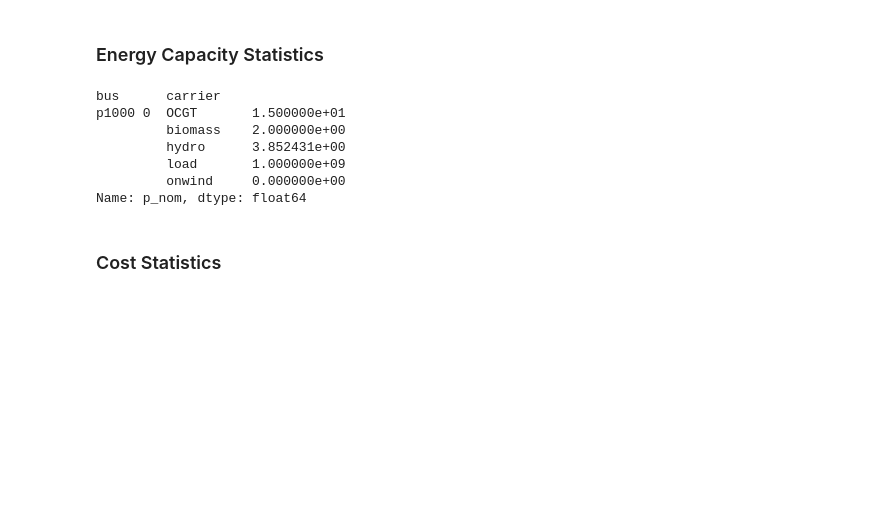
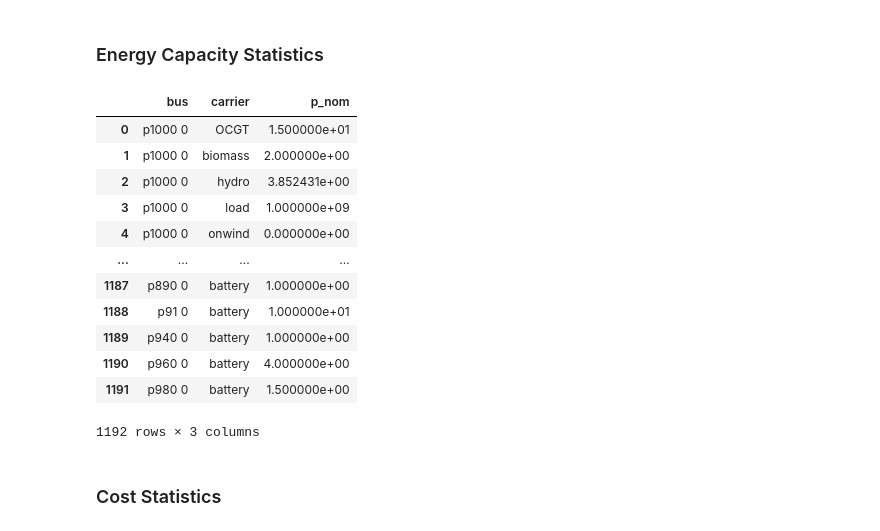
Before and after one commit to af3913/pypsa-usa, a Jupyter notebook: workflow/pypsa-usa_technical_appendix.ipynb, the cells around one changed output. Cells and saved outputs as stored; diff of their text form; code cells hidden in the pictures; blank space fills up the shorter version.

```diff
--- a/workflow/pypsa-usa_technical_appendix.ipynb
+++ b/workflow/pypsa-usa_technical_appendix.ipynb
@@ -451,18 +433,28 @@ Length: 145, dtype: float64
 # %%
 from summary import get_capacity_base
 
 #Gets starting capacities. NOTE: Link capacities are grouped by both bus0 and bus1!! It is up to the user to filter this by bus on the returned dataframe.
 
 capacity_base = get_capacity_base(network)
 capacity_base.head()
+
+# To pandas dataframe
+capacity_base = capacity_base.reset_index()
+capacity_base
 # %% [output]
+|  | bus | carrier | p_nom |
+| 0 | p1000 0 | OCGT | 1.500000e+01 |
+| 1 | p1000 0 | biomass | 2.000000e+00 |
+| 2 | p1000 0 | hydro | 3.852431e+00 |
+| 3 | p1000 0 | load | 1.000000e+09 |
+| 4 | p1000 0 | onwind | 0.000000e+00 |
+| ... | ... | ... | ... |
+| 1187 | p890 0 | battery | 1.000000e+00 |
+| 1188 | p91 0 | battery | 1.000000e+01 |
+| 1189 | p940 0 | battery | 1.000000e+00 |
+| 1190 | p960 0 | battery | 4.000000e+00 |
+| 1191 | p980 0 | battery | 1.500000e+00 |
-bus      carrier
-p1000 0  OCGT       1.500000e+01
-         biomass    2.000000e+00
-         hydro      3.852431e+00
-         load       1.000000e+09
-         onwind     0.000000e+00
-Name: p_nom, dtype: float64
+1192 rows × 3 columns
 # %% [markdown]
 ### Cost Statistics
 # %% [markdown]
```
Also changed, not shown: parts of 2 cells of this notebook.
